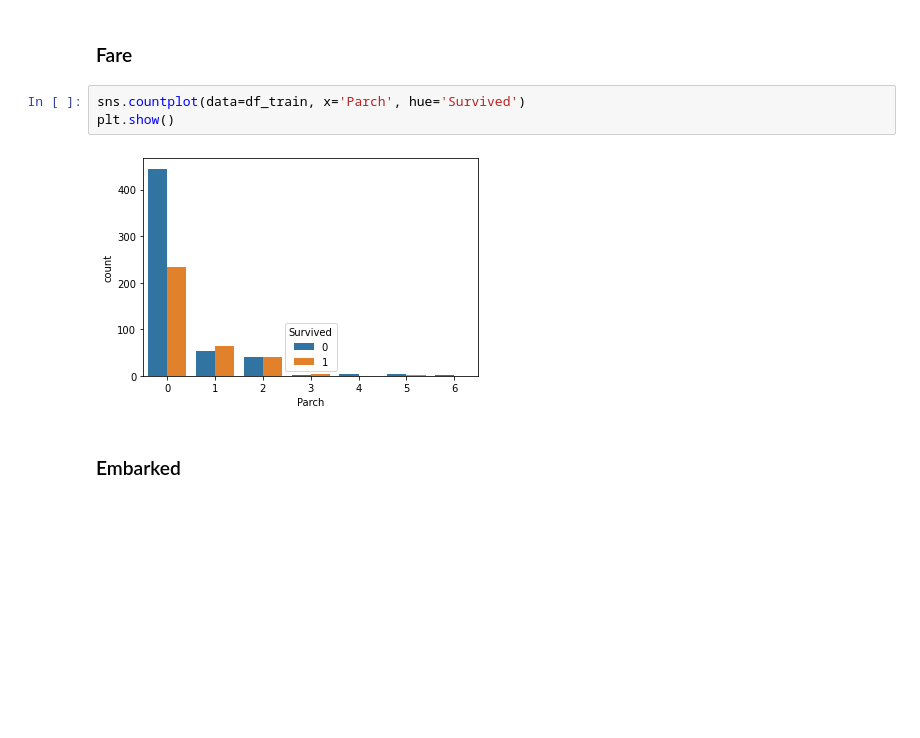
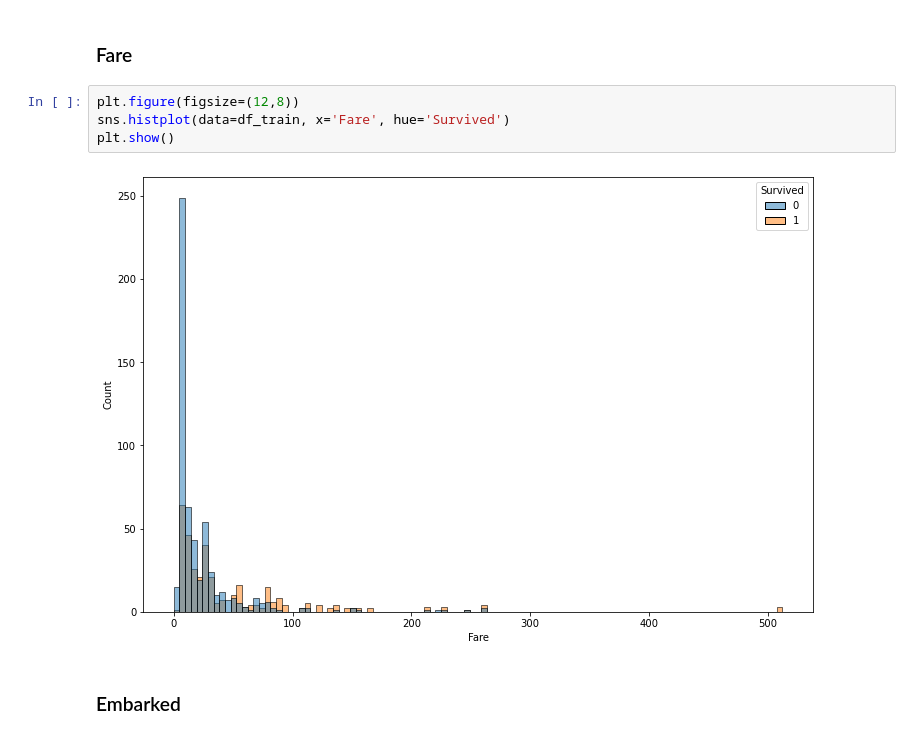
Before and after one commit to samuelzakouri/Titanic, a Jupyter notebook: titanic.ipynb, the cells around one changed output. Drawn from its saved outputs; the diff is of its cells as text; blank space fills up the shorter version.

```diff
--- a/titanic.ipynb
+++ b/titanic.ipynb
@@ -216,10 +215,11 @@ plt.show()
 # %% [markdown]
 ### Fare
 # %%
-sns.countplot(data=df_train, x='Parch', hue='Survived')
+plt.figure(figsize=(12,8))
+sns.histplot(data=df_train, x='Fare', hue='Survived')
 plt.show()
 # %% [output]
-[figure, old version]
+[figure, new version]
 # %% [markdown]
 ### Embarked
 # %%
```
Also changed, not shown: parts of 75 cells of this notebook.
